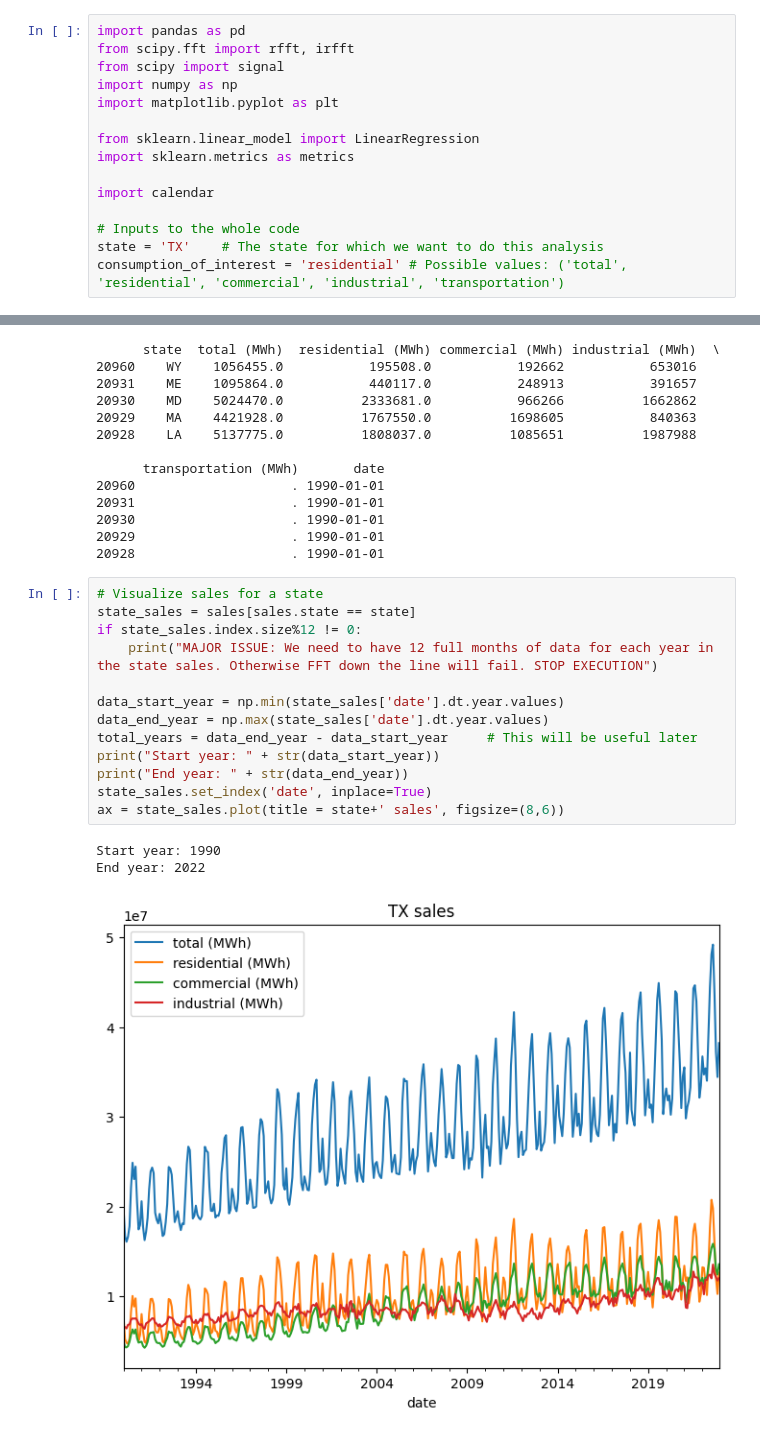
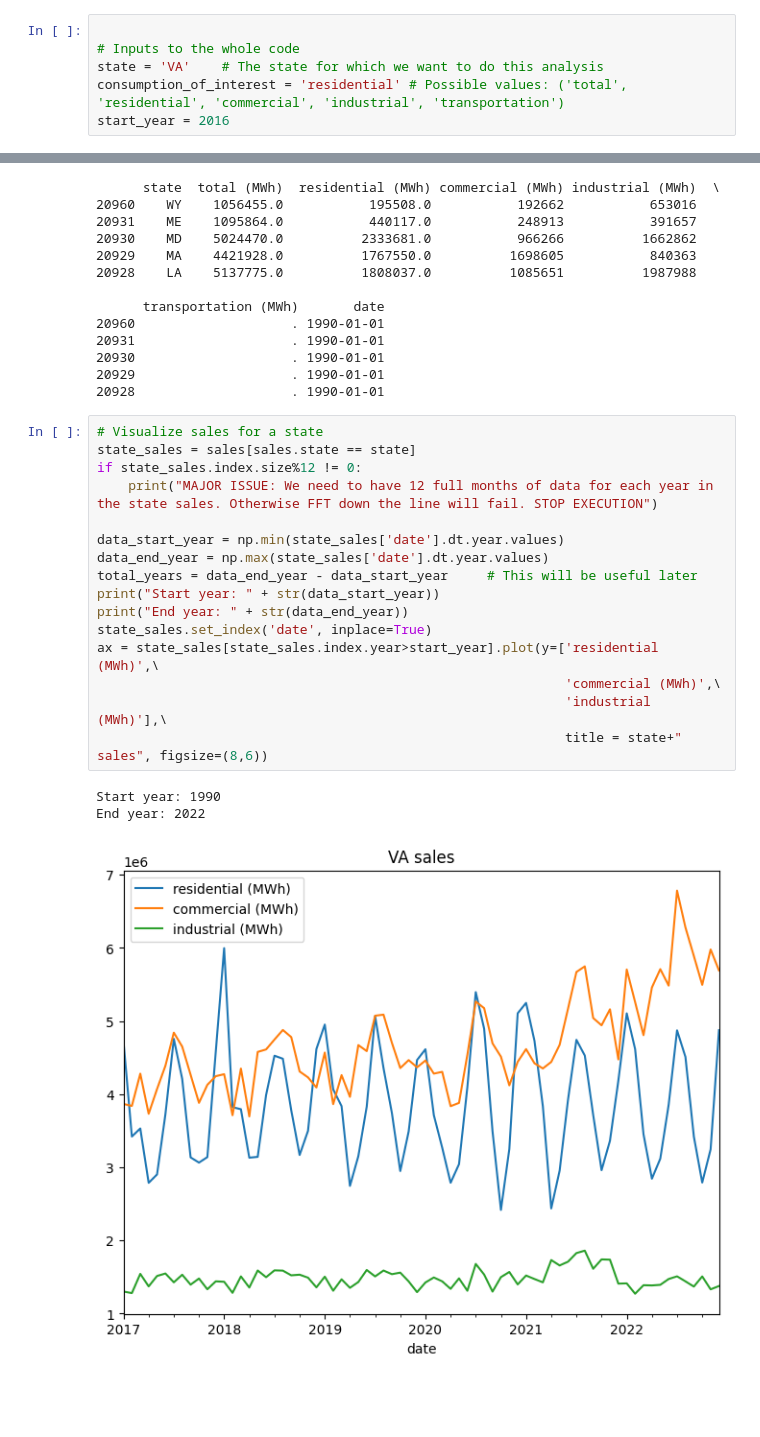
Before and after one commit to dineshthogulua/energy, a Jupyter notebook: demos/electricity_demand.ipynb, the cells around one changed output, grey strips where cells are left out. Cells and saved outputs as stored; diff of their text form; blank space fills up the shorter version.

```diff
--- a/demos/electricity_demand.ipynb
+++ b/demos/electricity_demand.ipynb
@@ -6,16 +12,7 @@ At the moment the code takes data in the form of excel sheets from EIA website.
 # %%
-import pandas as pd
-from scipy.fft import rfft, irfft
-from scipy import signal
-import numpy as np
-import matplotlib.pyplot as plt
-
-from sklearn.linear_model import LinearRegression
-import sklearn.metrics as metrics
-
-import calendar
 
 # Inputs to the whole code
-state = 'TX'    # The state for which we want to do this analysis
+state = 'VA'    # The state for which we want to do this analysis
 consumption_of_interest = 'residential' # Possible values: ('total', 'residential', 'commercial', 'industrial', 'transportation')
+start_year = 2016
 # %%
@@ -194,17 +106,20 @@ print(sales.head())
 # %%
 # Visualize sales for a state
 state_sales = sales[sales.state == state]
 if state_sales.index.size%12 != 0:
     print("MAJOR ISSUE: We need to have 12 full months of data for each year in the state sales. Otherwise FFT down the line will fail. STOP EXECUTION")
 
 data_start_year = np.min(state_sales['date'].dt.year.values)
 data_end_year = np.max(state_sales['date'].dt.year.values)
 total_years = data_end_year - data_start_year     # This will be useful later
 print("Start year: " + str(data_start_year))
 print("End year: " + str(data_end_year))
 state_sales.set_index('date', inplace=True)
-ax = state_sales.plot(title = state+' sales', figsize=(8,6))
+ax = state_sales[state_sales.index.year>start_year].plot(y=['residential (MWh)',\
+                                                            'commercial (MWh)',\
+                                                            'industrial (MWh)'],\
+                                                            title = state+" sales", figsize=(8,6))
 # %% [output]
 Start year: 1990
 End year: 2022
-[figure, old version]
+[figure, new version]
```
Also changed, not shown: parts of 18 cells of this notebook.
